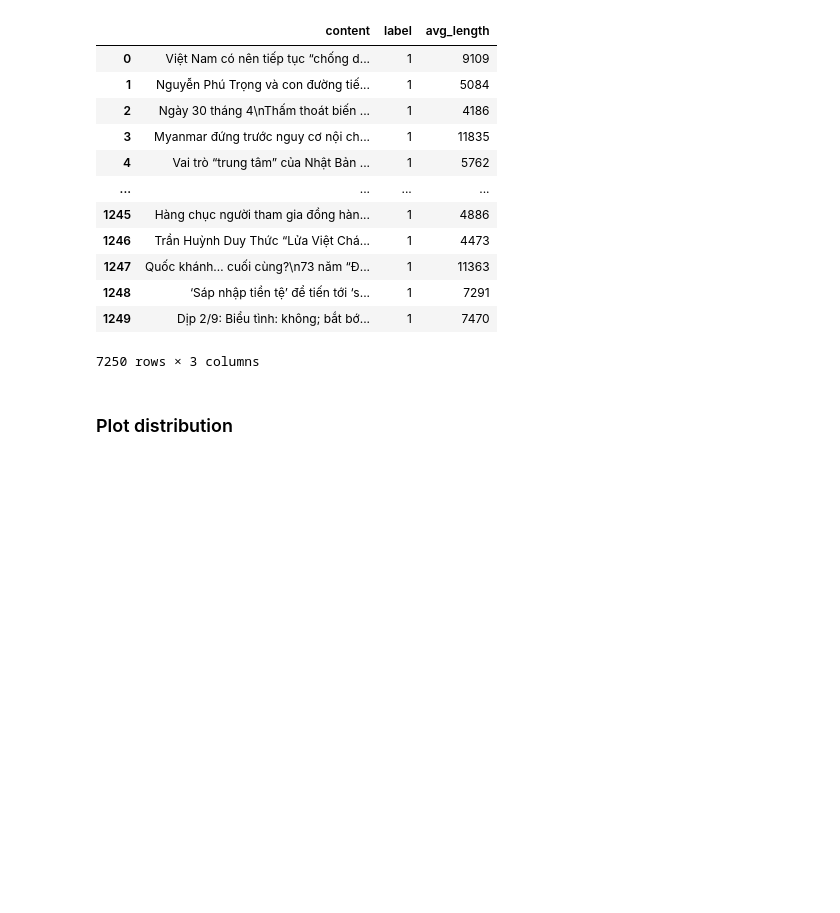
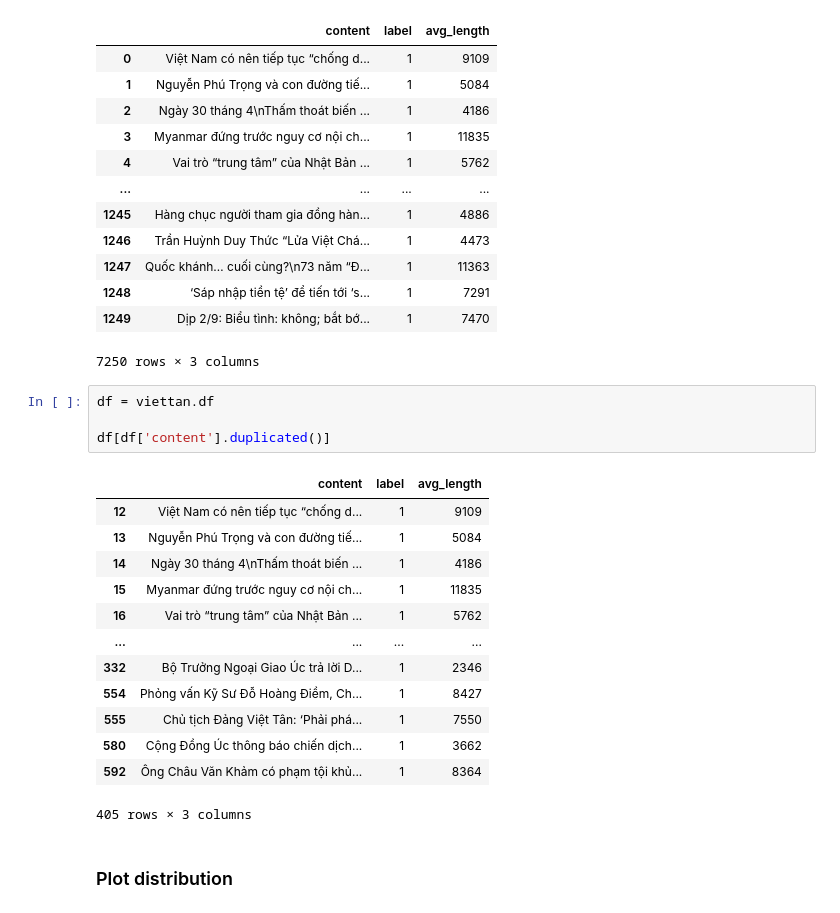
Before and after one commit to Tuan-Lee-23/Vietnamese-Reactionary-Article-Classification-, a Jupyter notebook: data/notebooks/Preprocessing_p1.ipynb, the cells around one changed output. Cells and saved outputs as stored; diff of their text form; blank space fills up the shorter version.

```diff
--- a/data/notebooks/Preprocessing_p1.ipynb
+++ b/data/notebooks/Preprocessing_p1.ipynb
@@ -286,6 +279,24 @@ viettan.df
 | 1248 | ‘Sáp nhập tiền tệ’ để tiến tới ‘s... | 1 | 7291 |
 | 1249 | Dịp 2/9: Biểu tình: không; bắt bớ... | 1 | 7470 |
 7250 rows × 3 columns
+# %%
+df = viettan.df
+
+df[df['content'].duplicated()]
+# %% [output]
+|  | content | label | avg_length |
+| 12 | Việt Nam có nên tiếp tục “chống d... | 1 | 9109 |
+| 13 | Nguyễn Phú Trọng và con đường tiế... | 1 | 5084 |
+| 14 | Ngày 30 tháng 4\nThấm thoát biến ... | 1 | 4186 |
+| 15 | Myanmar đứng trước nguy cơ nội ch... | 1 | 11835 |
+| 16 | Vai trò “trung tâm” của Nhật Bản ... | 1 | 5762 |
+| ... | ... | ... | ... |
+| 332 | Bộ Trưởng Ngoại Giao Úc trả lời D... | 1 | 2346 |
+| 554 | Phỏng vấn Kỹ Sư Đỗ Hoàng Điềm, Ch... | 1 | 8427 |
+| 555 | Chủ tịch Đảng Việt Tân: ‘Phải phá... | 1 | 7550 |
+| 580 | Cộng Đồng Úc thông báo chiến dịch... | 1 | 3662 |
+| 592 | Ông Châu Văn Khảm có phạm tội khủ... | 1 | 8364 |
+405 rows × 3 columns
 # %% [markdown]
 ### Plot distribution
 # %%
```
Also changed, not shown: parts of 13 cells of this notebook, 2 other files.
